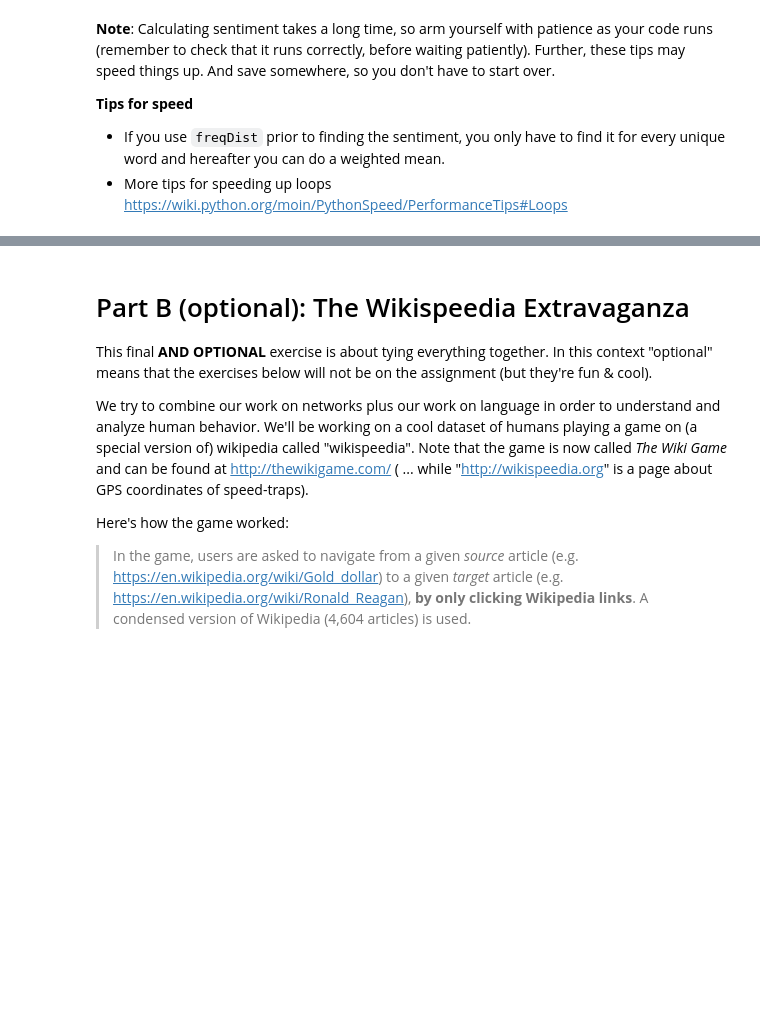
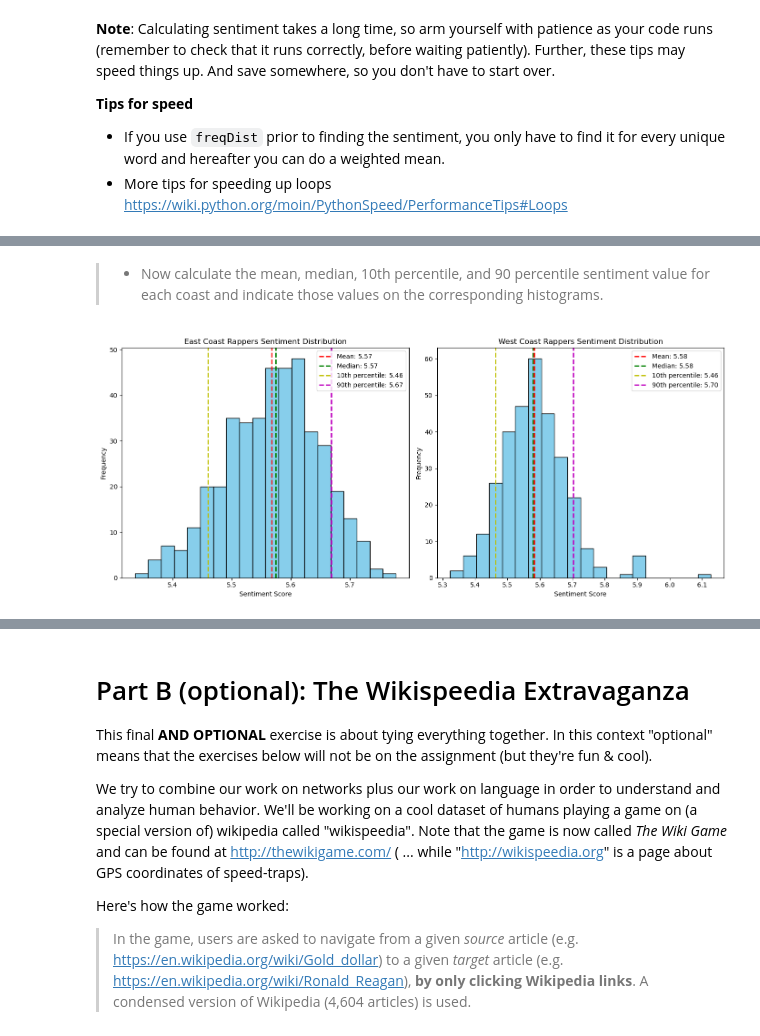
Before and after one commit to jereml99/socialgraphs2023, a Jupyter notebook: lectures/Madis/Week8.ipynb, the cells around one changed output, grey strips where cells are left out. Drawn from its saved outputs; the diff is of its cells as text; code cells hidden in the pictures; blank space fills up the shorter version.

```diff
--- a/lectures/Madis/Week8.ipynb
+++ b/lectures/Madis/Week8.ipynb
@@ -327,0 +357,39 @@ Comment: The "label shuffling technique" is incredibly useful. It may turn out t
+# %% [markdown]
+> * Now calculate the mean, median, 10th percentile, and 90 percentile sentiment value for each coast and indicate those values on the corresponding histograms.
+# %%
+import numpy as np
+import matplotlib.pyplot as plt
+
+def plot_sentiment_histogram_with_stats(net, title):
+    sentiments = [attrs['sentiment'] for _, attrs in net.nodes(data=True)]
+
+    mean_sentiment = np.mean(sentiments)
+    median_sentiment = np.median(sentiments)
+    percentile_10th = np.percentile(sentiments, 10)
+    percentile_90th = np.percentile(sentiments, 90)
+
+    plt.hist(sentiments, bins=20, color='skyblue', edgecolor='black')
+
+    plt.axvline(mean_sentiment, color='r', linestyle='dashed', linewidth=2, label=f'Mean: {mean_sentiment:.2f}')
+    plt.axvline(median_sentiment, color='g', linestyle='dashed', linewidth=2, label=f'Median: {median_sentiment:.2f}')
+    plt.axvline(percentile_10th, color='y', linestyle='dashed', linewidth=2, label=f'10th percentile: {percentile_10th:.2f}')
+    plt.axvline(percentile_90th, color='m', linestyle='dashed', linewidth=2, label=f'90th percentile: {percentile_90th:.2f}')
+
+    plt.title(title)
+    plt.xlabel("Sentiment Score")
+    plt.ylabel("Frequency")
+    plt.legend()
+
+# Plot histograms
+plt.figure(figsize=(14, 6))
+
+plt.subplot(1, 2, 1)
+plot_sentiment_histogram_with_stats(east_coast_subgraph, "East Coast Rappers Sentiment Distribution")
+
+plt.subplot(1, 2, 2)
+plot_sentiment_histogram_with_stats(west_coast_subgraph, "West Coast Rappers Sentiment Distribution")
+
+plt.tight_layout()
+plt.show()
+# %% [output]
+[figure, added]
```
Also changed, not shown: parts of 11 cells of this notebook.
